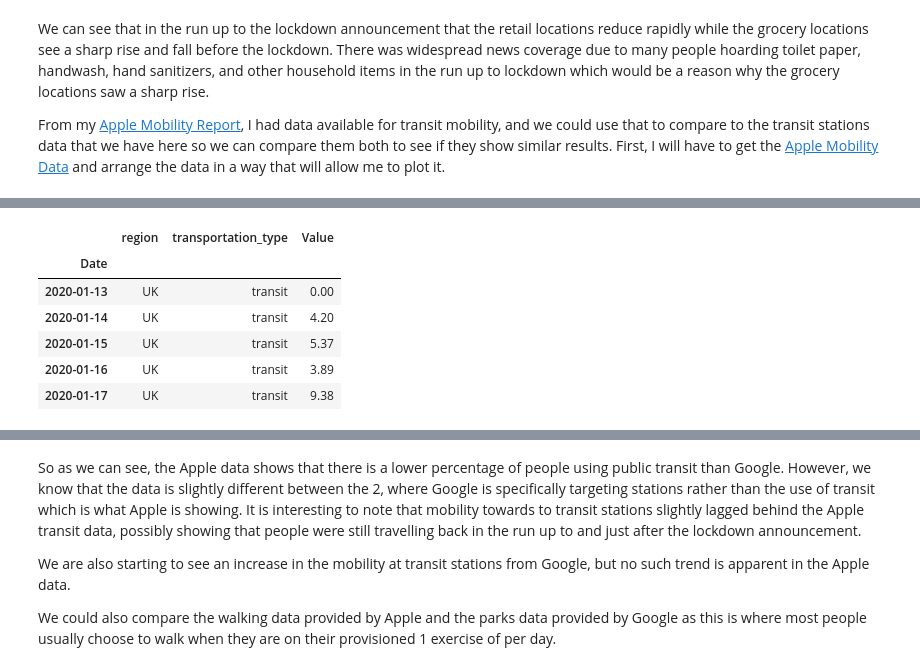
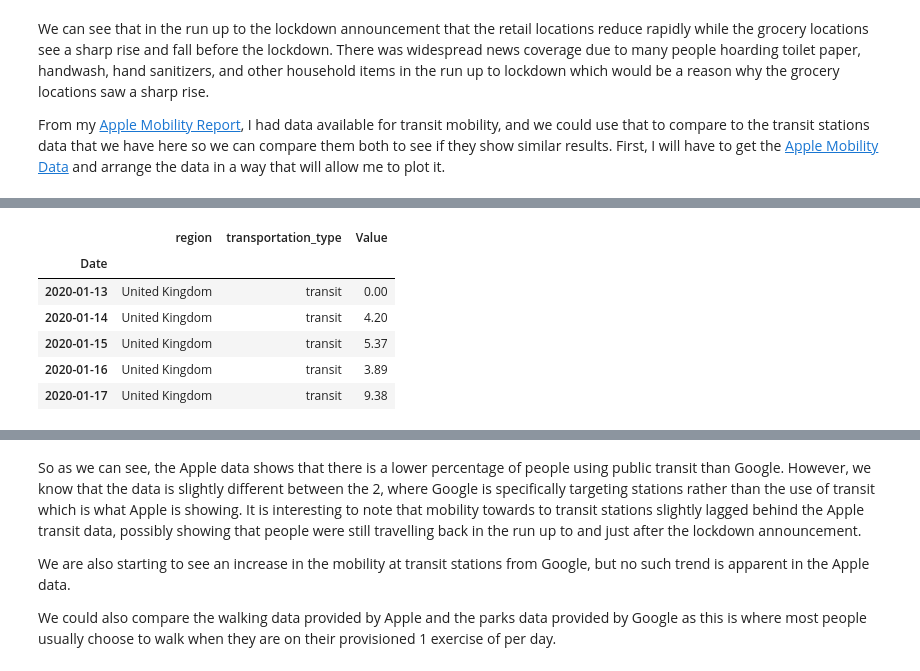
Before and after one commit to nshyam97/Google-Community-Mobility-Report, a Jupyter notebook: report.ipynb, the cells around one changed output, grey strips where cells are left out. Cells and saved outputs as stored; diff of their text form; code cells hidden in the pictures.

Commit message:
Amended code used for the Apple data as data source has changed

```diff
--- a/report.ipynb
+++ b/report.ipynb
@@ -160,8 +160,6 @@ def transpose_df(region_name, transportation):
     # First choose the region and transportation type to create the usable dataframe
     df = apple_data[(apple_data['region'] == region_name) &
                        (apple_data['transportation_type'] == transportation)]
-    # Drop the geo_type column as it isn't useful anymore
-    df = df.drop(['geo_type', 'alternative_name'], axis=1)
     # Pivots the dataframe from a wide to a tall format. Move the Date and Values as separate rows and corresponding
     # columns.
     df_t = df.melt(['region', 'transportation_type'], var_name='Date', value_name='Value')
@@ -177,16 +175,16 @@ def transpose_df(region_name, transportation):
     # Return the finished dataframe, ready to plot
     return df_t
 # %%
-apple_uk_transit = transpose_df('UK', 'transit')
+apple_uk_transit = transpose_df('United Kingdom', 'transit')
 apple_uk_transit.head()
 # %% [output]
 |  | region | transportation_type | Value |
 | Date |  |  |  |
-| 2020-01-13 | UK | transit | 0.00 |
-| 2020-01-14 | UK | transit | 4.20 |
-| 2020-01-15 | UK | transit | 5.37 |
-| 2020-01-16 | UK | transit | 3.89 |
-| 2020-01-17 | UK | transit | 9.38 |
+| 2020-01-13 | United Kingdom | transit | 0.00 |
+| 2020-01-14 | United Kingdom | transit | 4.20 |
+| 2020-01-15 | United Kingdom | transit | 5.37 |
+| 2020-01-16 | United Kingdom | transit | 3.89 |
+| 2020-01-17 | United Kingdom | transit | 9.38 |
 # %%
 fig = go.Figure()
 fig.add_trace(go.Scatter(x=community_data_UK.index, y=community_data_UK['transit-stations'], mode='lines',
```
Also changed, not shown: parts of 3 cells of this notebook.
